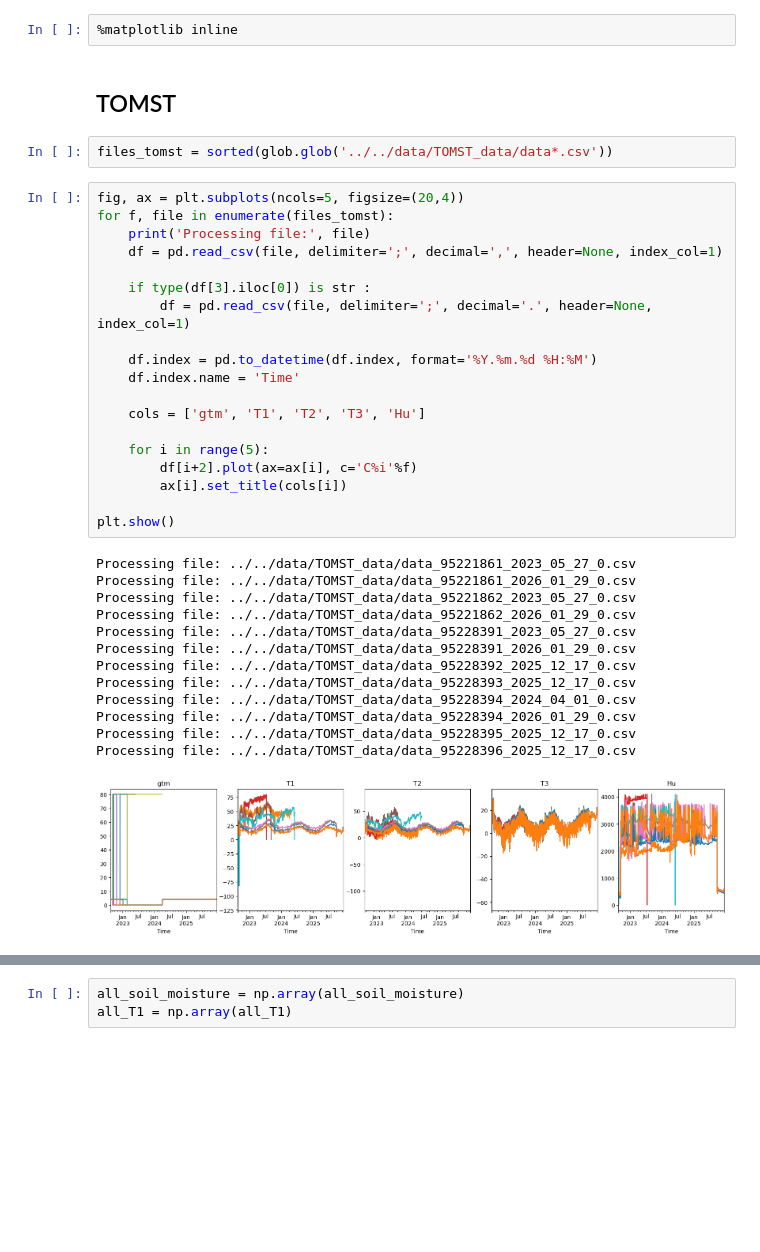
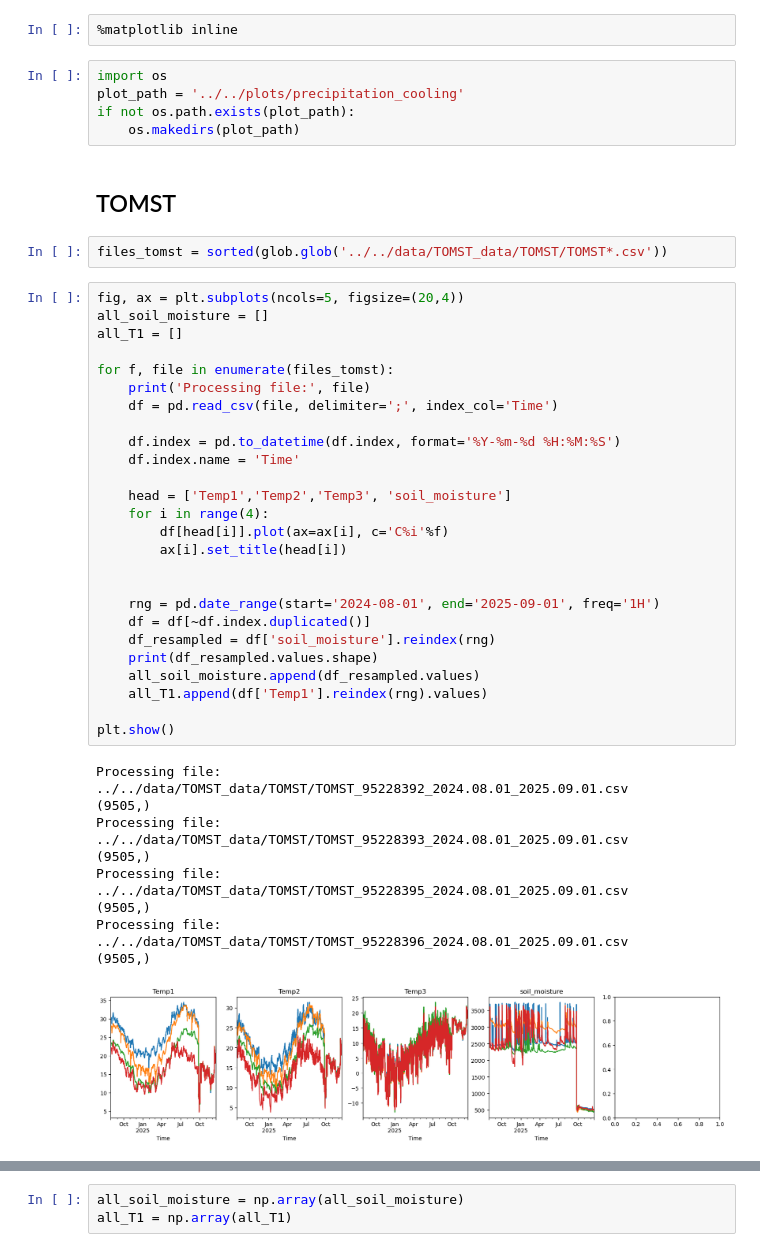
Before and after one commit to jgovoort/FLAME, a Jupyter notebook: Notebooks/FBG/precipitation_cooling.ipynb, the cells around one changed output, grey strips where cells are left out. Cells and saved outputs as stored; diff of their text form; blank space fills up the shorter version.

```diff
--- a/Notebooks/FBG/precipitation_cooling.ipynb
+++ b/Notebooks/FBG/precipitation_cooling.ipynb
@@ -11,40 +11,48 @@ from scipy.integrate import cumulative_trapezoid
 from sklearn.decomposition import PCA, FastICA, KernelPCA
 # %%
 %matplotlib inline
+# %%
+import os
+plot_path = '../../plots/precipitation_cooling'
+if not os.path.exists(plot_path):
+    os.makedirs(plot_path)
 # %% [markdown]
 ## TOMST
 # %%
-files_tomst = sorted(glob.glob('../../data/TOMST_data/data*.csv'))
+files_tomst = sorted(glob.glob('../../data/TOMST_data/TOMST/TOMST*.csv'))
 # %%
 fig, ax = plt.subplots(ncols=5, figsize=(20,4))
+all_soil_moisture = []
+all_T1 = []
+
 for f, file in enumerate(files_tomst):
     print('Processing file:', file)
-    df = pd.read_csv(file, delimiter=';', decimal=',', header=None, index_col=1)
+    df = pd.read_csv(file, delimiter=';', index_col='Time')
 
-    if type(df[3].iloc[0]) is str :
-        df = pd.read_csv(file, delimiter=';', decimal='.', header=None, index_col=1)
-
-    df.index = pd.to_datetime(df.index, format='%Y.%m.%d %H:%M')
+    df.index = pd.to_datetime(df.index, format='%Y-%m-%d %H:%M:%S')
     df.index.name = 'Time'
 
-    cols = ['gtm', 'T1', 'T2', 'T3', 'Hu']
+    head = ['Temp1','Temp2','Temp3', 'soil_moisture']
+    for i in range(4):
+        df[head[i]].plot(ax=ax[i], c='C%i'%f)
+        ax[i].set_title(head[i])
 
-    for i in range(5):
-        df[i+2].plot(ax=ax[i], c='C%i'%f)
-        ax[i].set_title(cols[i])
+
+    rng = pd.date_range(start='2024-08-01', end='2025-09-01', freq='1H')
+    df = df[~df.index.duplicated()]
+    df_resampled = df['soil_moisture'].reindex(rng)
+    print(df_resampled.values.shape)
+    all_soil_moisture.append(df_resampled.values)
+    all_T1.append(df['Temp1'].reindex(rng).values)
 
 plt.show()
 # %% [output]
-Processing file: ../../data/TOMST_data/data_95221861_2023_05_27_0.csv
-Processing file: ../../data/TOMST_data/data_95221861_2026_01_29_0.csv
-Processing file: ../../data/TOMST_data/data_95221862_2023_05_27_0.csv
-Processing file: ../../data/TOMST_data/data_95221862_2026_01_29_0.csv
-Processing file: ../../data/TOMST_data/data_95228391_2023_05_27_0.csv
-Processing file: ../../data/TOMST_data/data_95228391_2026_01_29_0.csv
-Processing file: ../../data/TOMST_data/data_95228392_2025_12_17_0.csv
-Processing file: ../../data/TOMST_data/data_95228393_2025_12_17_0.csv
-Processing file: ../../data/TOMST_data/data_95228394_2024_04_01_0.csv
-Processing file: ../../data/TOMST_data/data_95228394_2026_01_29_0.csv
-Processing file: ../../data/TOMST_data/data_95228395_2025_12_17_0.csv
-Processing file: ../../data/TOMST_data/data_95228396_2025_12_17_0.csv
+Processing file: ../../data/TOMST_data/TOMST/TOMST_95228392_2024.08.01_2025.09.01.csv
+(9505,)
+Processing file: ../../data/TOMST_data/TOMST/TOMST_95228393_2024.08.01_2025.09.01.csv
+(9505,)
+Processing file: ../../data/TOMST_data/TOMST/TOMST_95228395_2024.08.01_2025.09.01.csv
+(9505,)
+Processing file: ../../data/TOMST_data/TOMST/TOMST_95228396_2024.08.01_2025.09.01.csv
+(9505,)
-[figure, old version]
+[figure, new version]
```
Also changed, not shown: parts of 45 cells of this notebook, 17 other files.
